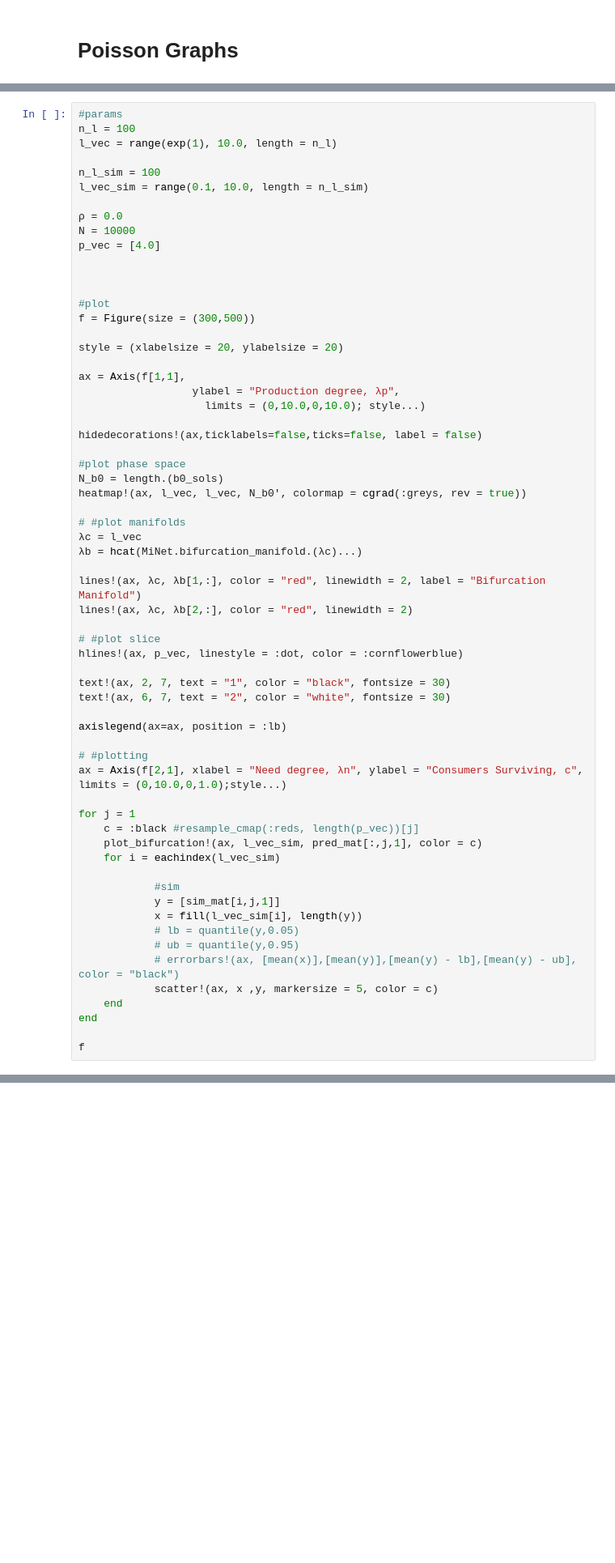
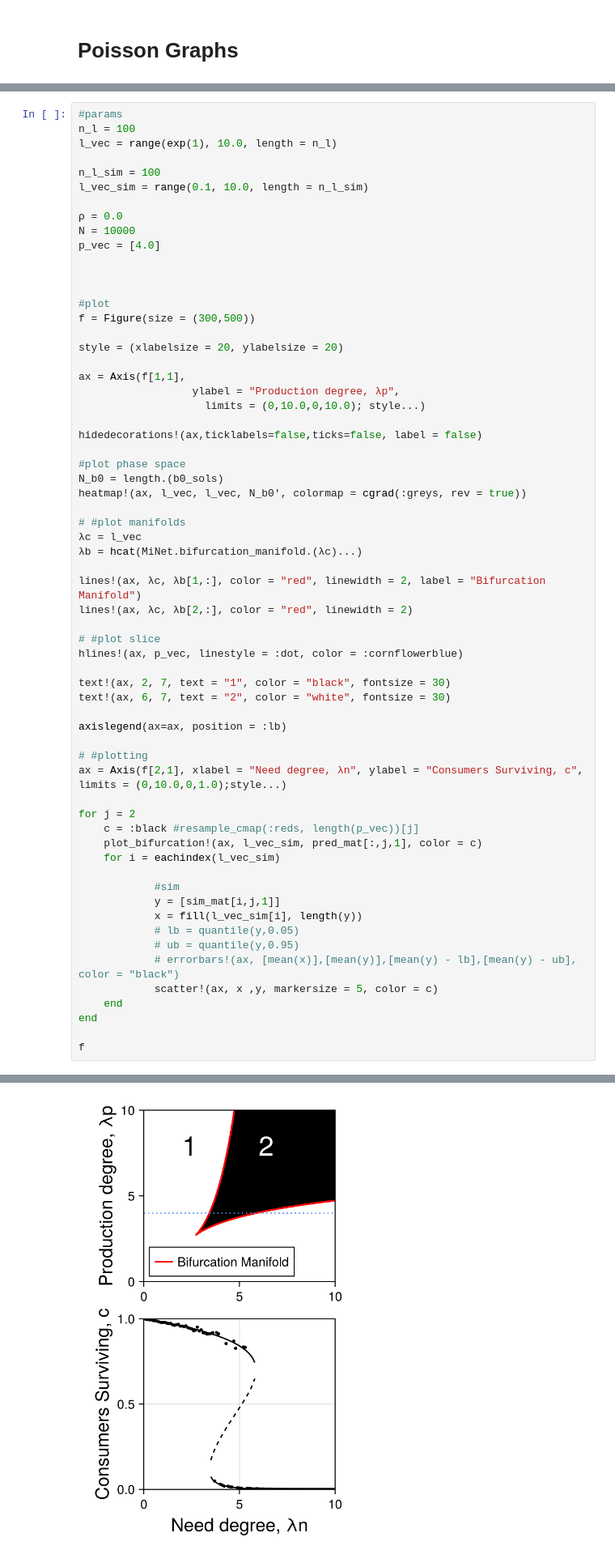
Before and after one commit to CleggTom/MiNet, a Jupyter notebook: Notebooks/Main.ipynb, the cells around one changed output, grey strips where cells are left out. Shown at 81% size. Drawn from its saved outputs; the diff is of its cells as text; blank space fills up the shorter version.

```diff
--- a/Notebooks/Main.ipynb
+++ b/Notebooks/Main.ipynb
@@ -134,7 +118,7 @@ axislegend(ax=ax, position = :lb)
 # #plotting
 ax = Axis(f[2,1], xlabel = "Need degree, λn", ylabel = "Consumers Surviving, c", limits = (0,10.0,0,1.0);style...)
 
-for j = 1
+for j = 2
     c = :black #resample_cmap(:reds, length(p_vec))[j]
     plot_bifurcation!(ax, l_vec_sim, pred_mat[:,j,1], color = c)
     for i = eachindex(l_vec_sim)
@@ -154,0 +138 @@ LoadError: UndefVarError: `b0_sols` not defined
+[figure, added]
```
Also changed, not shown: parts of 44 cells of this notebook, 25 other files.
